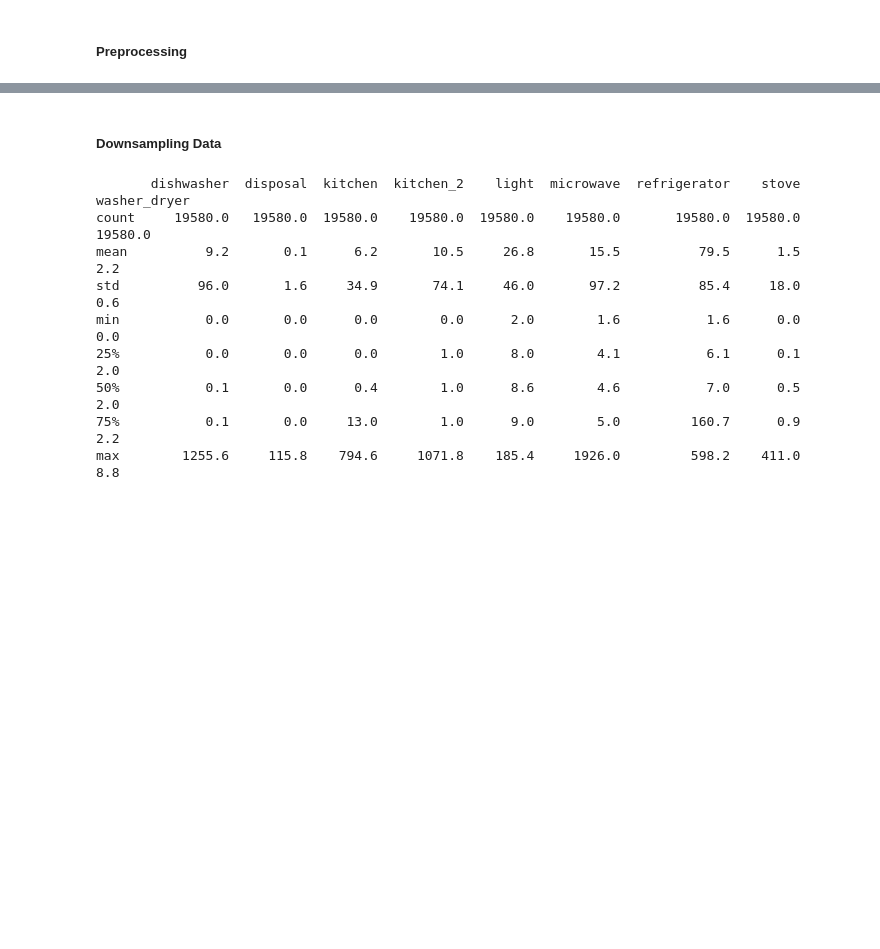
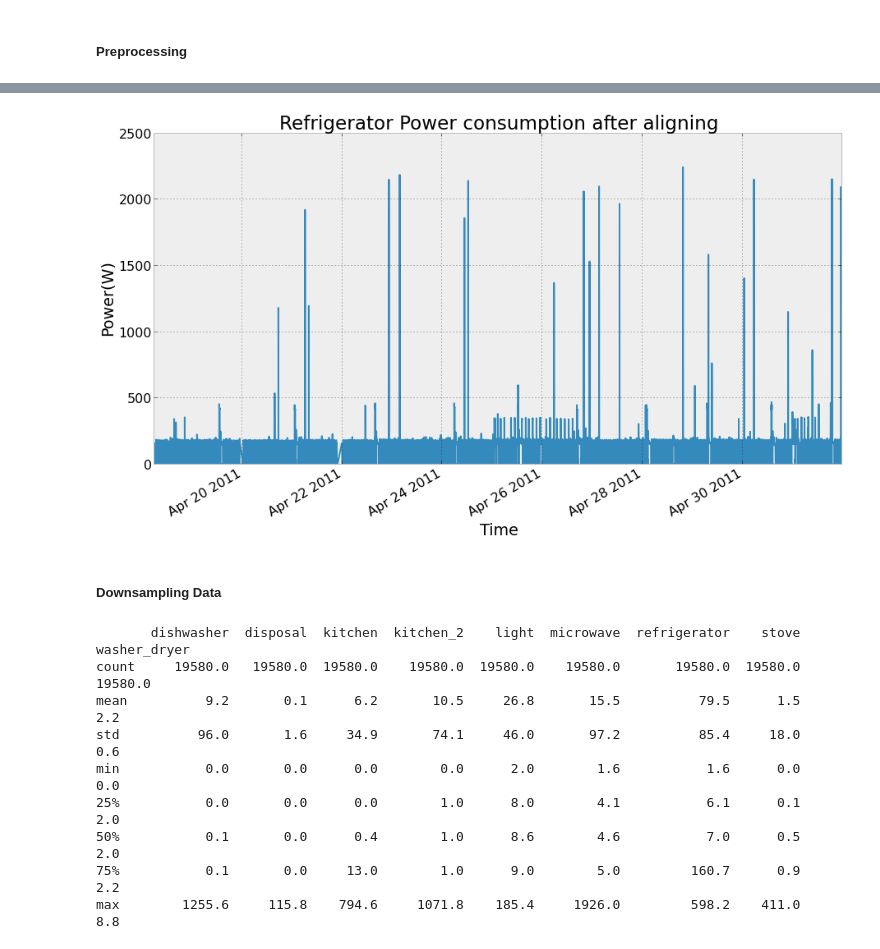
Before and after one commit to nipunbatra/nilm, a Jupyter notebook: indic.ipynb, the cells around one changed output, grey strips where cells are left out. Cells and saved outputs as stored; diff of their text form; code cells hidden in the pictures; blank space fills up the shorter version.

```diff
--- a/indic.ipynb
+++ b/indic.ipynb
@@ -229,3 +234,10 @@ df_appliances.refrigerator.plot();
+# %%
+df_appliances.refrigerator.plot();
+plt.gca().set_xlabel('Time');
+plt.gca().set_ylabel('Power(W)');
+plt.title('Refrigerator Power consumption after aligning');
+# %% [output]
+[figure, added]
 # %% [markdown]
 ##### Downsampling Data
 # %%
```
Also changed, not shown: parts of 21 cells of this notebook, 1 other file.
